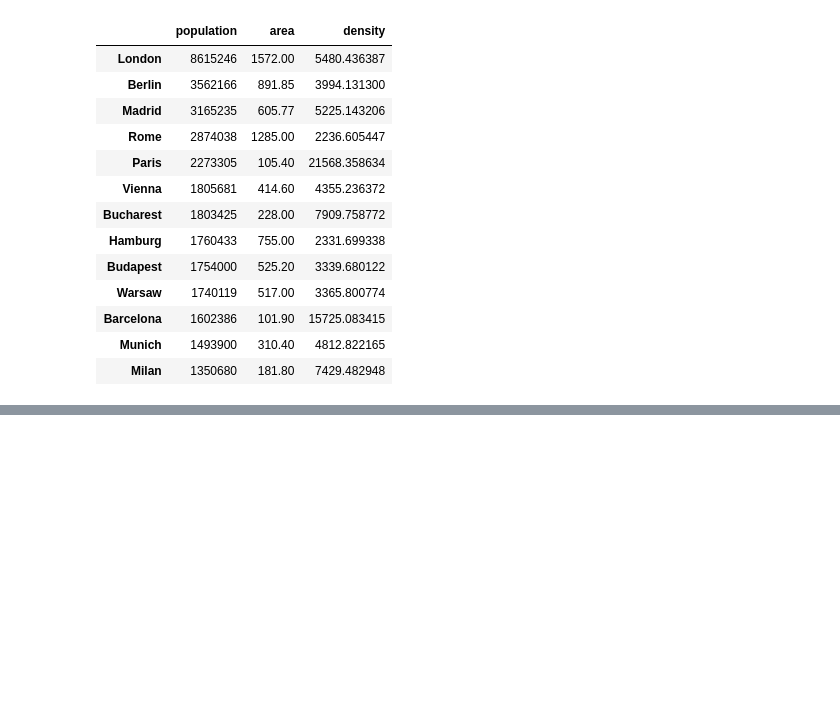
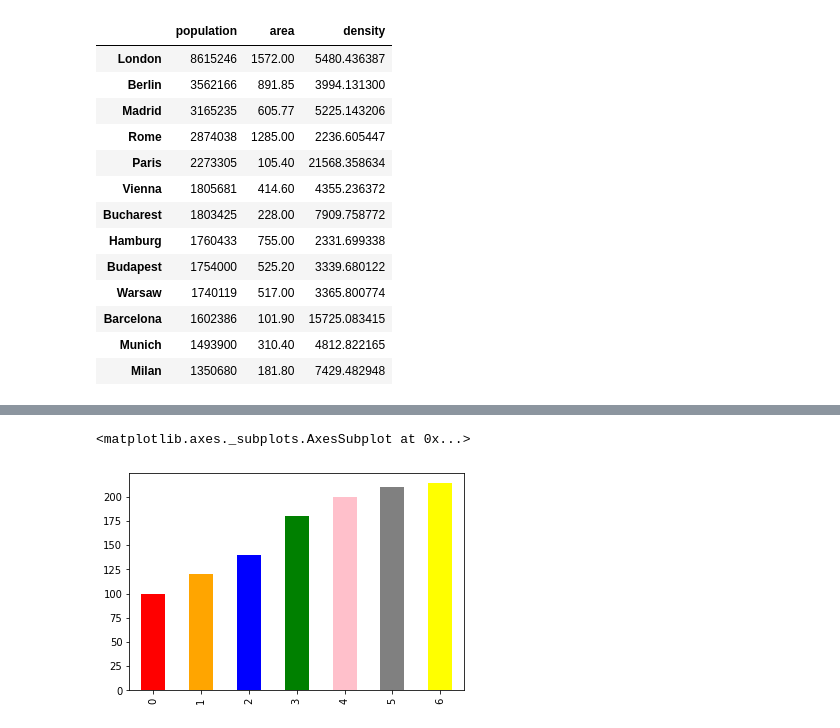
Before and after one commit to raviakasapu/MachineLearning, a Jupyter notebook: Data_Visualization_with_Pandas.ipynb, the cells around one changed output, grey strips where cells are left out. Cells and saved outputs as stored; diff of their text form; code cells hidden in the pictures; blank space fills up the shorter version.

```diff
--- a/Data_Visualization_with_Pandas.ipynb
+++ b/Data_Visualization_with_Pandas.ipynb
@@ -89,0 +139,5 @@ city_frame
+# %%
+s.plot(kind="bar",color=colors)
+# %% [output]
+<matplotlib.axes._subplots.AxesSubplot at 0x...>
+[figure, added]
```
Also changed, not shown: parts of 9 cells of this notebook.
